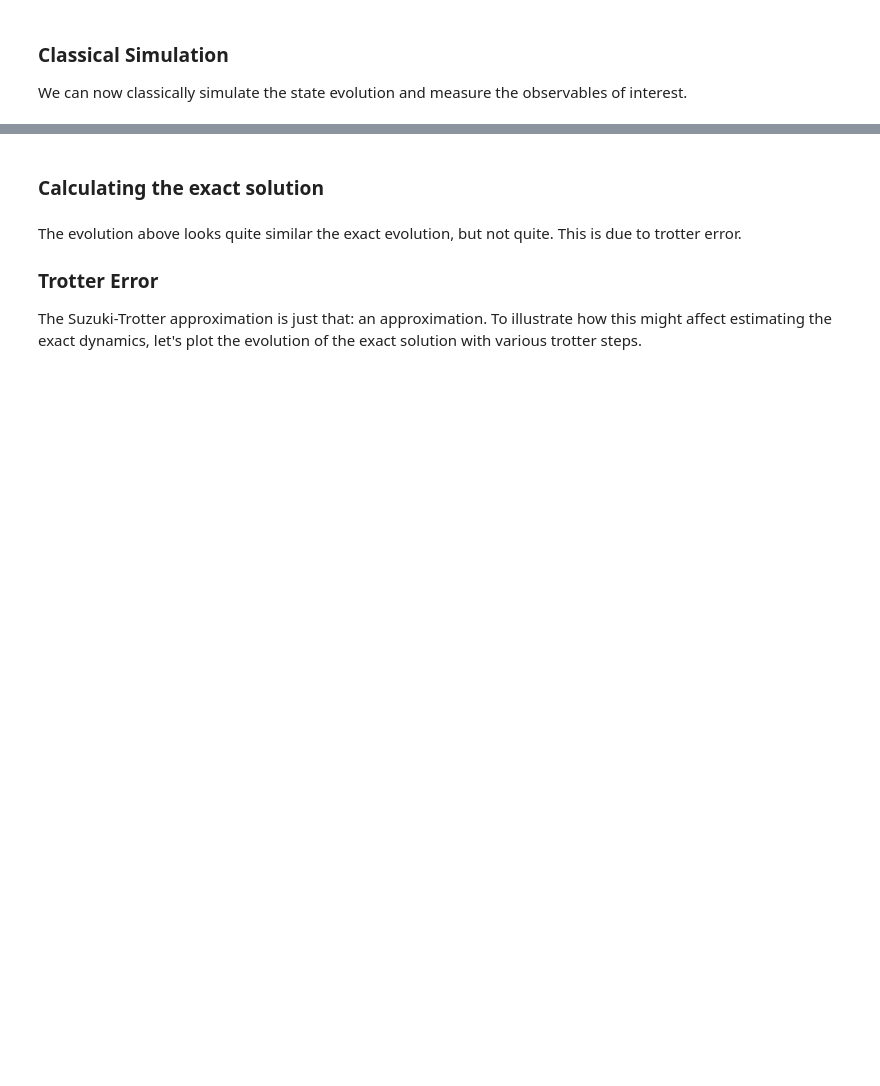
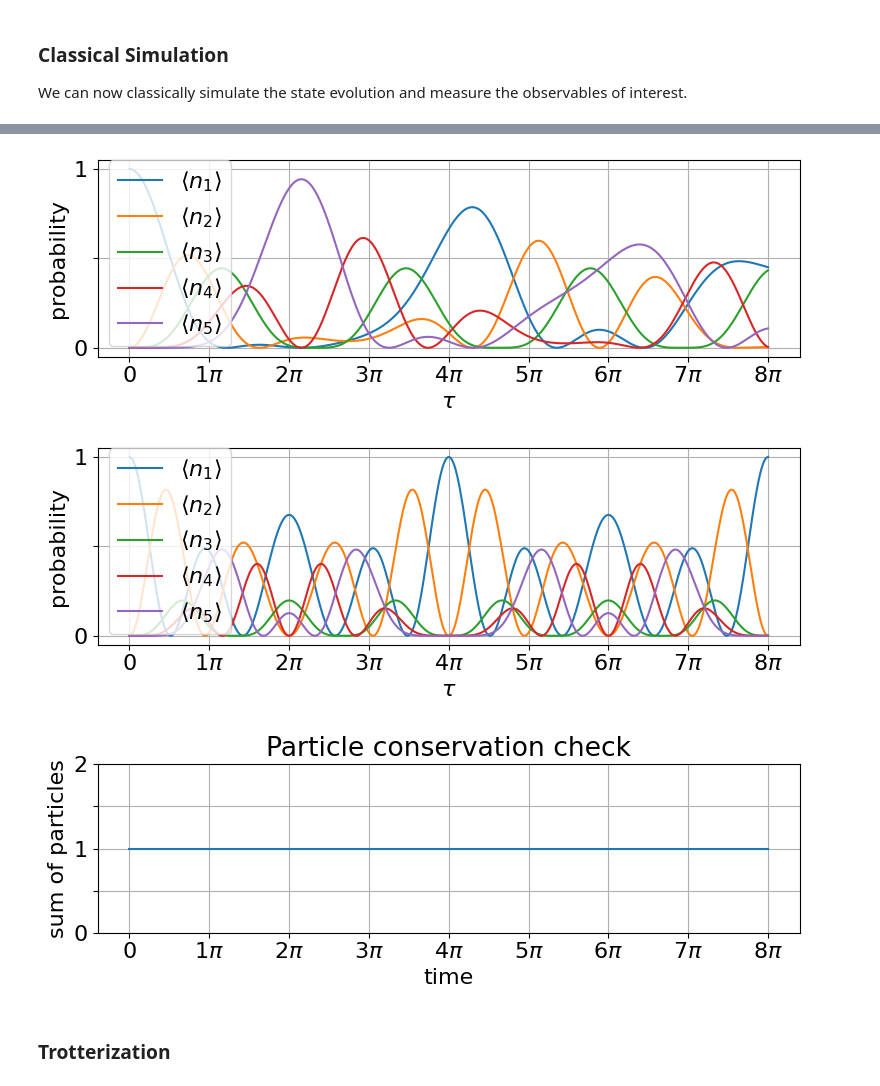
Before and after one commit to oscartq/qsim_mzm, a Jupyter notebook: tight-binding-chain/qsim-5-site-tight-binding.ipynb, the cells around one changed output, grey strips where cells are left out. Drawn from its saved outputs; the diff is of its cells as text; code cells hidden in the pictures; blank space fills up the shorter version.

```diff
--- a/tight-binding-chain/qsim-5-site-tight-binding.ipynb
+++ b/tight-binding-chain/qsim-5-site-tight-binding.ipynb
@@ -278,2 +107,0 @@ def convert_U_trot_to_qc(U_trot):
-# %% [markdown]
-### Calculating the exact solution
@@ -324,5 +107,0 @@ for i, time in enumerate(tqdm(times)):
-# %% [markdown]
-The evolution above looks quite similar the exact evolution, but not quite. This is due to trotter error.
-
-### Trotter Error
-The Suzuki-Trotter approximation is just that: an approximation. To illustrate how this might affect estimating the exact dynamics, let's plot the evolution of the exact solution with various trotter steps.
@@ -352,0 +144,47 @@ for i, ni in enumerate(tqdm(n_is)):
+# %%
+num_op_labels = [r"$\langle n_" + str(i+1) + "\\rangle$" for i in range(num_sites)]
+xticks = np.linspace(0, 8*np.pi, 9)
+xtick_labels = [r'${}\pi$'.format(i) if i != 0 else '0' for i in range(9)]
+
+plt.figure(figsize=(8, 3))
+plt.plot(times, n_t05_evo_matrix)
+plt.xlabel(r"$\tau$")
+plt.ylabel("probability")
+#plt.title("Probability of occupying a given site")
+plt.grid()
+plt.legend(num_op_labels)
+plt.yticks([0, 0.5, 1], ['0','', '1'])
+plt.xticks(xticks, xtick_labels)
+plt.savefig("figures/5-site-tb/t=05-site-prob.pdf")
+plt.tight_layout()
+
+plt.figure(figsize=(8, 3))
+plt.plot(times, n_t1_evo_matrix)
+plt.xlabel(r"$\tau$")
+plt.ylabel("probability")
+#plt.title("Probability of occupying a given site")
+plt.grid()
+plt.legend(num_op_labels)
+plt.yticks([0,0.5, 1], ['0','', '1'])
+plt.xticks(xticks, xtick_labels)
+plt.savefig("figures/5-site-tb/t=1-site-prob.pdf")
+plt.tight_layout()
+
+plt.figure(figsize=(8, 3))
+plt.plot(times, np.sum(n_t1_evo_matrix, axis=1))
+plt.xlabel("time")
+plt.ylabel("sum of particles")
+plt.title("Particle conservation check")
+plt.ylim([0, 2])
+plt.yticks([0,0.5, 1, 1.5, 2], ['0','','1', '', '2'])
+plt.xticks(xticks, xtick_labels)
+plt.grid()
+plt.tight_layout()
+plt.savefig("figures/5-site-tb/t=1-particle-cons-check.pdf")
+plt.show()
+# %% [output]
+[figure, added]
+[figure, added]
+[figure, added]
+# %% [markdown]
+### Trotterization
```
Also changed, not shown: parts of 17 cells of this notebook, 28 other files.
